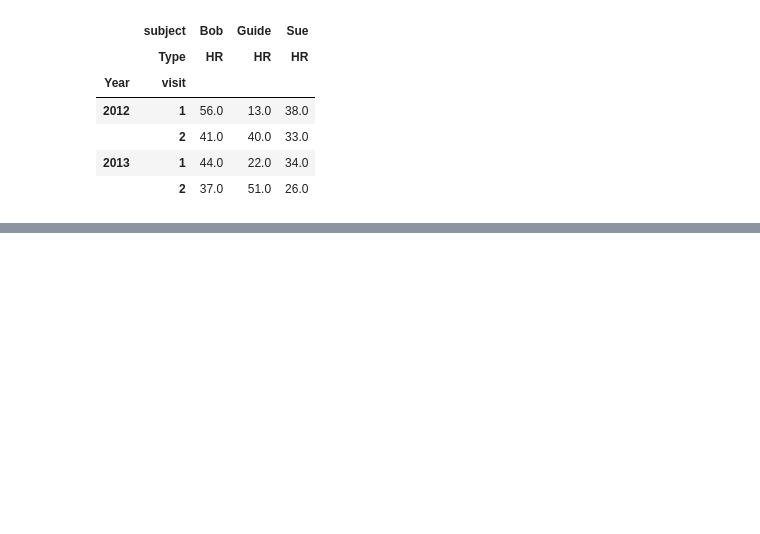
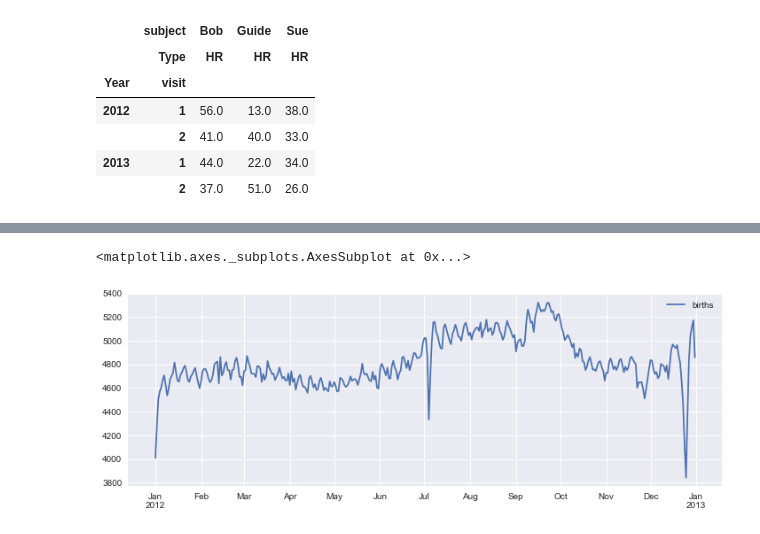
Before and after one commit to MateuszKonopelski/RandomPythonProjects, a Jupyter notebook: Project9_PythonDataScienceHandbook_VanderPlas/Chapter3_DataManipulationWithPandas.ipynb, the cells around one changed output, grey strips where cells are left out. Saved outputs shown, nothing was run; the diff lists cells and outputs as text; code cells hidden in the pictures; blank space fills up the shorter version.

```diff
--- a/Project9_PythonDataScienceHandbook_VanderPlas/Chapter3_DataManipulationWithPandas.ipynb
+++ b/Project9_PythonDataScienceHandbook_VanderPlas/Chapter3_DataManipulationWithPandas.ipynb
@@ -564,0 +1280,10 @@ test
+# %%
+# births by day
+births_by_day = births.pivot_table('births', index=[births.index.month, births.index.day])
+births_by_day.index = [pd.datetime(2012, month, day) for (month, day) in births_by_day.index]
+#plot the results
+fix, ax = plt.subplots(figsize=(12, 4))
+births_by_day.plot(ax=ax)
+# %% [output]
+<matplotlib.axes._subplots.AxesSubplot at 0x...>
+[figure, added]
```
Also changed, not shown: parts of 63 cells of this notebook, 1 other file.
